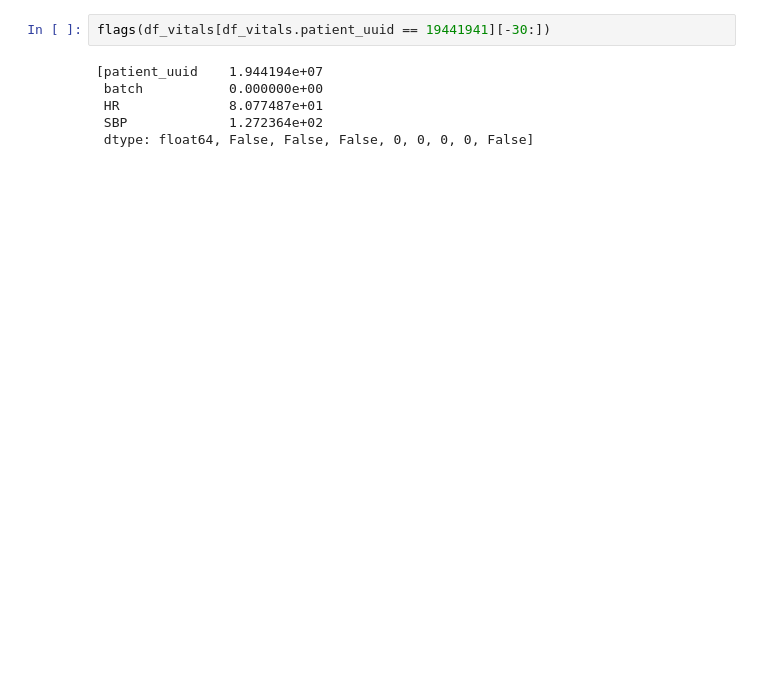
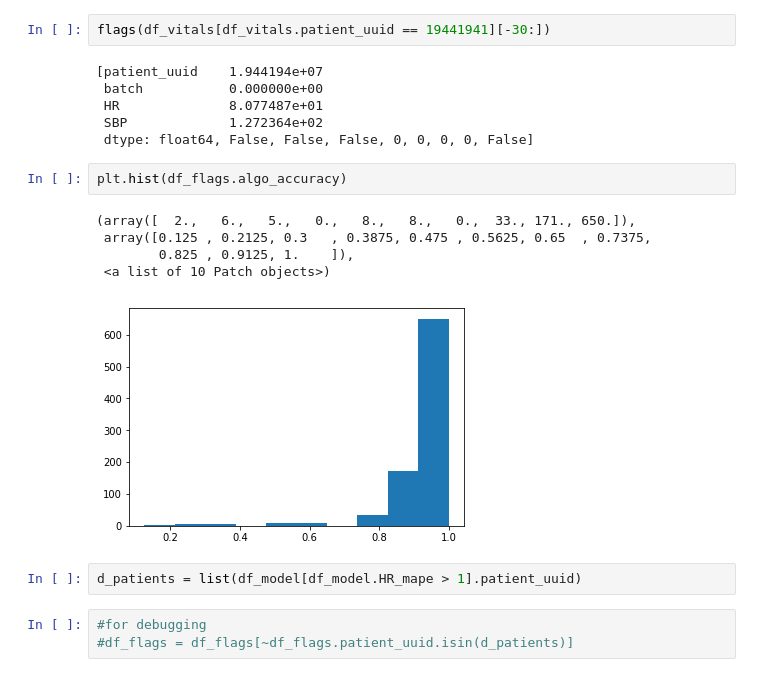
Before and after one commit to PKing70/Sentinel, a Jupyter notebook: VAR/VAR.ipynb, the cells around one changed output. Saved outputs shown, nothing was run; the diff lists cells and outputs as text; blank space fills up the shorter version.

```diff
--- a/VAR/VAR.ipynb
+++ b/VAR/VAR.ipynb
@@ -781,3 +1026,16 @@ flags(df_vitals[df_vitals.patient_uuid == 19441941][-30:])
  HR              8.077487e+01
  SBP             1.272364e+02
  dtype: float64, False, False, False, 0, 0, 0, 0, False]
+# %%
+plt.hist(df_flags.algo_accuracy)
+# %% [output]
+(array([  2.,   6.,   5.,   0.,   8.,   8.,   0.,  33., 171., 650.]),
+ array([0.125 , 0.2125, 0.3   , 0.3875, 0.475 , 0.5625, 0.65  , 0.7375,
+        0.825 , 0.9125, 1.    ]),
+ <a list of 10 Patch objects>)
+[figure, added]
+# %%
+d_patients = list(df_model[df_model.HR_mape > 1].patient_uuid)
+# %%
+#for debugging
+#df_flags = df_flags[~df_flags.patient_uuid.isin(d_patients)]
```
Also changed, not shown: parts of 43 cells of this notebook.
